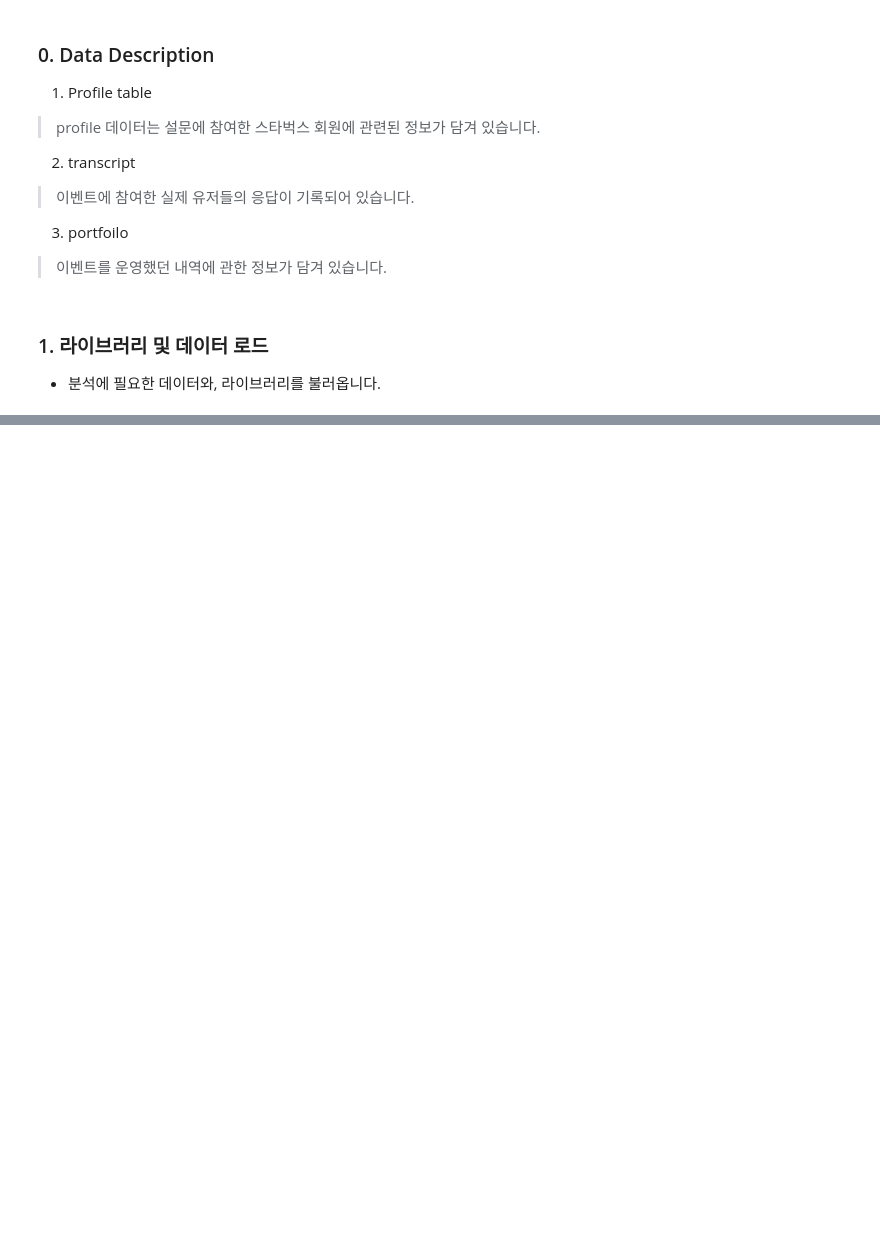
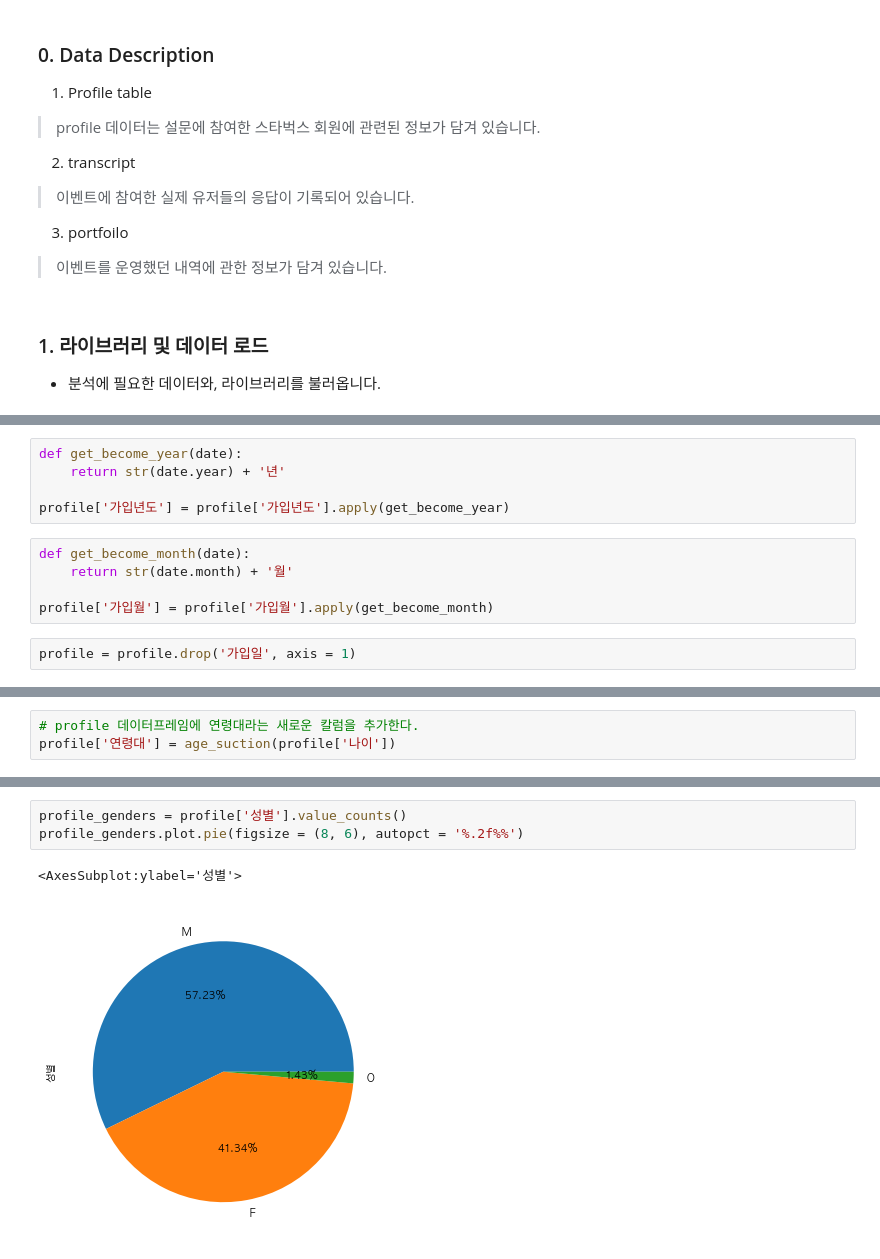
Before and after one commit to jjeori/starbucks-analysis, a Jupyter notebook: Starbucks Survey EDA.ipynb, the cells around one changed output, grey strips where cells are left out. Cells and saved outputs as stored; diff of their text form; blank space fills up the shorter version.

```diff
--- a/Starbucks Survey EDA.ipynb
+++ b/Starbucks Survey EDA.ipynb
@@ -235,0 +302,12 @@ transcript_time.plot.bar(figsize = (20, 10))
+# %%
+def get_become_year(date):
+    return str(date.year) + '년'
+
+profile['가입년도'] = profile['가입년도'].apply(get_become_year)
+# %%
+def get_become_month(date):
+    return str(date.month) + '월'
+
+profile['가입월'] = profile['가입월'].apply(get_become_month)
+# %%
+profile = profile.drop('가입일', axis = 1)
@@ -235,0 +427,3 @@ transcript_time.plot.bar(figsize = (20, 10))
+# %%
+# profile 데이터프레임에 연령대라는 새로운 칼럼을 추가한다.
+profile['연령대'] = age_suction(profile['나이'])
@@ -235,0 +445,6 @@ transcript_time.plot.bar(figsize = (20, 10))
+# %%
+profile_genders = profile['성별'].value_counts()
+profile_genders.plot.pie(figsize = (8, 6), autopct = '%.2f%%')
+# %% [output]
+<AxesSubplot:ylabel='성별'>
+[figure, added]
```
Also changed, not shown: parts of 87 cells of this notebook, 3 other files.
